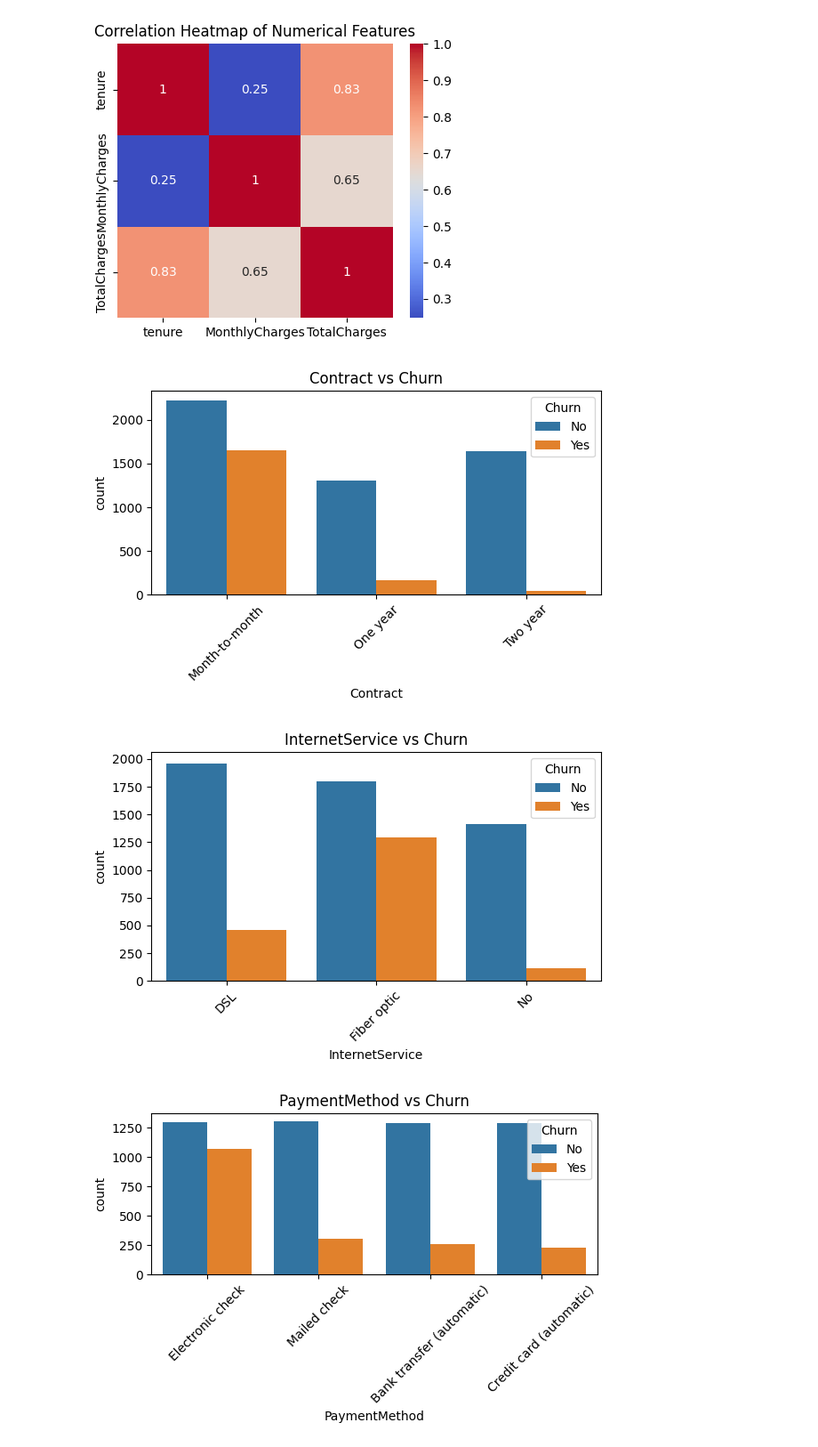
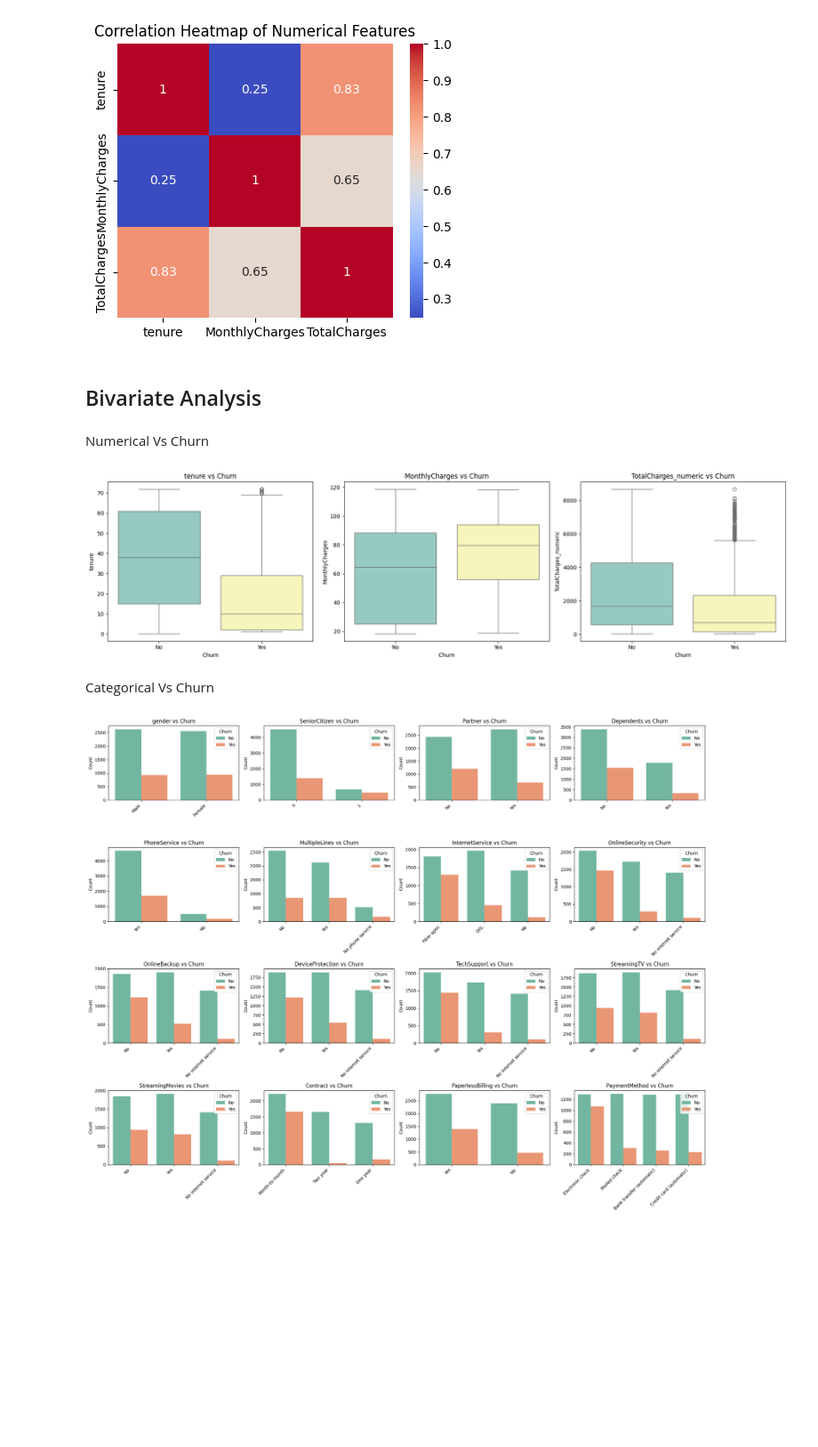
Before and after one commit to Kavishka2401/CustomerChurnPredictionSystem, a Jupyter notebook: 1_EDA.ipynb, the cells around one changed output. Shown at 89% size. Drawn from its saved outputs; the diff is of its cells as text; code cells hidden in the pictures; blank space fills up the shorter version.

```diff
--- a/1_EDA.ipynb
+++ b/1_EDA.ipynb
@@ -198,18 +222,63 @@ plt.title("Correlation Heatmap of Numerical Features")
 plt.show()
 # %% [output]
 [figure]
+# %% [markdown]
+## Bivariate Analysis
+# %% [markdown]
+Numerical Vs Churn
+# %%
+num_cols = ['tenure','MonthlyCharges','TotalCharges_numeric']
+
+plt.figure(figsize=(18,5))
+
+for i, col in enumerate(num_cols, 1):
+    plt.subplot(1, 3, i)
+    sns.boxplot(
+        x='Churn',
+        y=col,
+        data=data,
+        palette='Set3'
+    )
+    plt.title(f'{col} vs Churn', fontsize=12)
+    plt.xlabel('Churn')
+    plt.ylabel(col)
+
+plt.tight_layout()
+plt.show()
+# %% [output]
+[figure, added]
+# %% [markdown]
+Categorical Vs Churn
 # %%
-categorical_features = ['Contract', 'InternetService', 'PaymentMethod',
-                        'TechSupport', 'Partner', 'Dependents', 'OnlineSecurity','gender','SeniorCitizen']
+import warnings
+warnings.filterwarnings("ignore", category=FutureWarning)
 
-for col in categorical_features:
-    plt.figure(figsize=(6,4))
-    sns.countplot(data=data, x=col, hue='Churn')
-    plt.title(f"{col} vs Churn")
-    plt.xticks(rotation=45)
-    plt.tight_layout()
-    plt.show()
+cat_cols = ['gender', 'SeniorCitizen', 'Partner', 'Dependents',
+            'PhoneService', 'MultipleLines', 'InternetService',
+            'OnlineSecurity', 'OnlineBackup', 'DeviceProtection',
+            'TechSupport', 'StreamingTV', 'StreamingMovies',
+            'Contract', 'PaperlessBilling', 'PaymentMethod']
+
+n_cols = 4
+n_rows = -(-len(cat_cols) // n_cols)
+
+plt.figure(figsize=(20, 4 * n_rows))
+
+for i, col in enumerate(cat_cols, 1):
+    plt.subplot(n_rows, n_cols, i)
+    sns.countplot(
+        data=data,
+        x=col,
+        hue='Churn',
+        palette='Set2',
+        order=data[col].value_counts().index
+    )
+    plt.title(f'{col} vs Churn', fontsize=12)
+    plt.xticks(rotation=45, ha='right')
+    plt.ylabel('Count')
+    plt.xlabel('')
+
+plt.tight_layout()
+plt.show()
 # %% [output]
-[figure, old version]
+[figure, new version]
-[figure, removed]
-[figure, removed]
```
Also changed, not shown: parts of 39 cells of this notebook.
